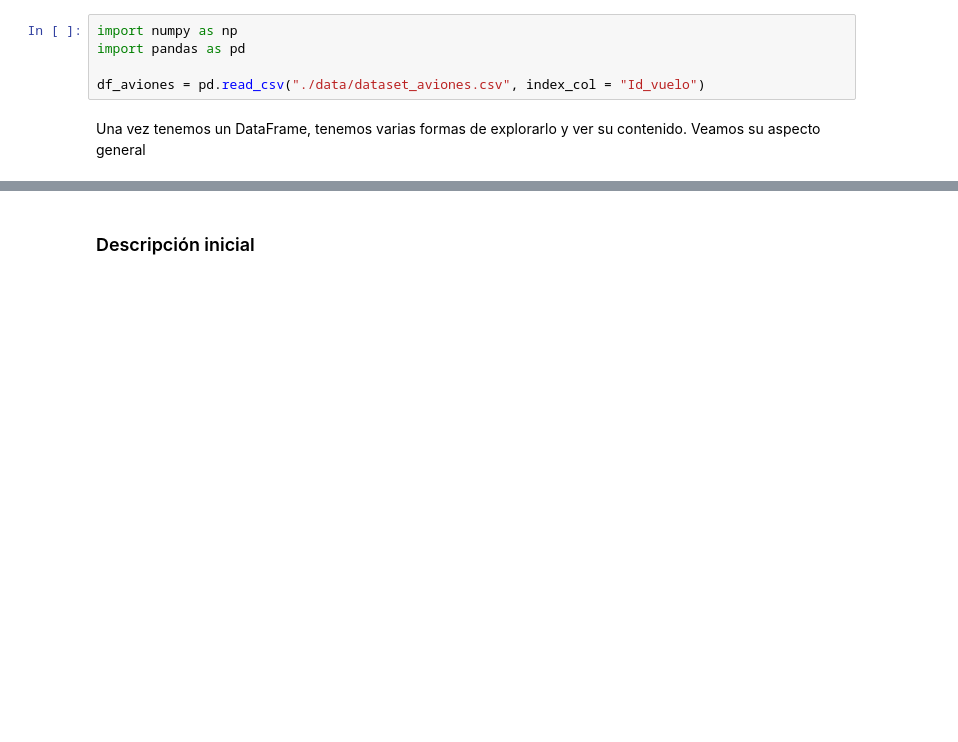
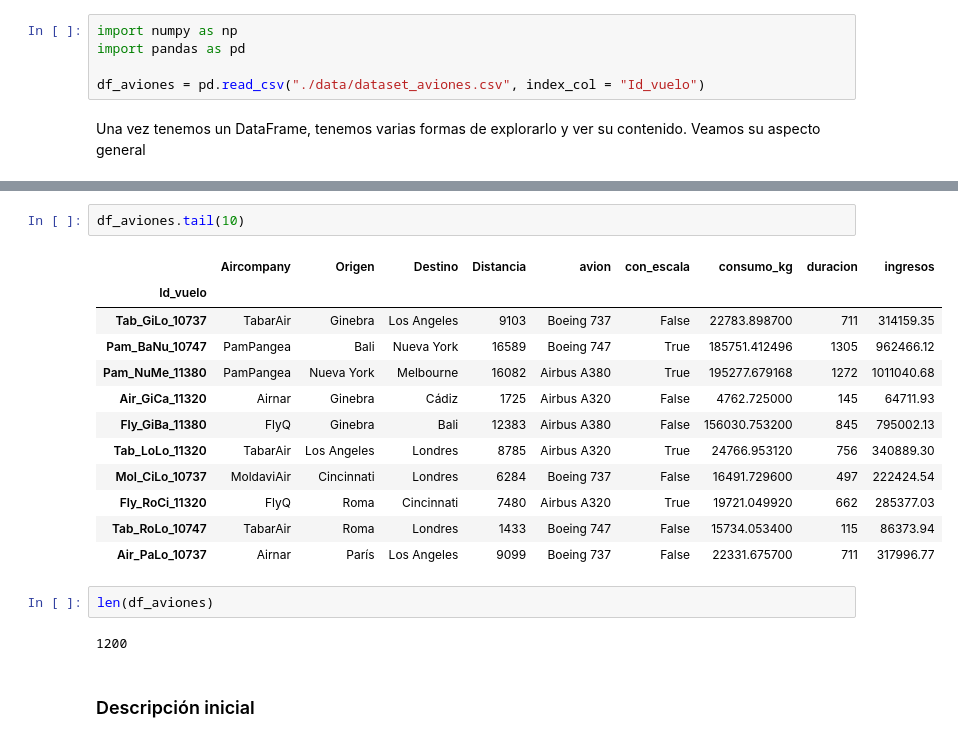
Before and after one commit to claudiomillanmartin/Claudio-Millan-Martin-DSOline, a Jupyter notebook: Bloque_2/02_Herramientas_Avanzadas copia/Sprint_04/02_Pandas_II/01_Workout/01_Exploracion.ipynb, the cells around one changed output, grey strips where cells are left out. Drawn from its saved outputs; the diff is of its cells as text; blank space fills up the shorter version.

```diff
--- a/Bloque_2/02_Herramientas_Avanzadas copia/Sprint_04/02_Pandas_II/01_Workout/01_Exploracion.ipynb
+++ b/Bloque_2/02_Herramientas_Avanzadas copia/Sprint_04/02_Pandas_II/01_Workout/01_Exploracion.ipynb
@@ -18,3 +48,22 @@ Una vez tenemos un DataFrame, tenemos varias formas de explorarlo y ver su conte
+# %%
+df_aviones.tail(10)
+# %% [output]
+|  | Aircompany | Origen | Destino | Distancia | avion | con_escala | consumo_kg | duracion | ingresos |
+| Id_vuelo |  |  |  |  |  |  |  |  |  |
+| Tab_GiLo_10737 | TabarAir | Ginebra | Los Angeles | 9103 | Boeing 737 | False | 22783.898700 | 711 | 314159.35 |
+| Pam_BaNu_10747 | PamPangea | Bali | Nueva York | 16589 | Boeing 747 | True | 185751.412496 | 1305 | 962466.12 |
+| Pam_NuMe_11380 | PamPangea | Nueva York | Melbourne | 16082 | Airbus A380 | True | 195277.679168 | 1272 | 1011040.68 |
+| Air_GiCa_11320 | Airnar | Ginebra | Cádiz | 1725 | Airbus A320 | False | 4762.725000 | 145 | 64711.93 |
+| Fly_GiBa_11380 | FlyQ | Ginebra | Bali | 12383 | Airbus A380 | False | 156030.753200 | 845 | 795002.13 |
+| Tab_LoLo_11320 | TabarAir | Los Angeles | Londres | 8785 | Airbus A320 | True | 24766.953120 | 756 | 340889.30 |
+| Mol_CiLo_10737 | MoldaviAir | Cincinnati | Londres | 6284 | Boeing 737 | False | 16491.729600 | 497 | 222424.54 |
+| Fly_RoCi_11320 | FlyQ | Roma | Cincinnati | 7480 | Airbus A320 | True | 19721.049920 | 662 | 285377.03 |
+| Tab_RoLo_10747 | TabarAir | Roma | Londres | 1433 | Boeing 747 | False | 15734.053400 | 115 | 86373.94 |
+| Air_PaLo_10737 | Airnar | París | Los Angeles | 9099 | Boeing 737 | False | 22331.675700 | 711 | 317996.77 |
+# %%
+len(df_aviones)
+# %% [output]
+1200
 # %% [markdown]
 ### Descripción inicial
 # %% [markdown]
```
Also changed, not shown: parts of 8 cells of this notebook, 6 other files.
